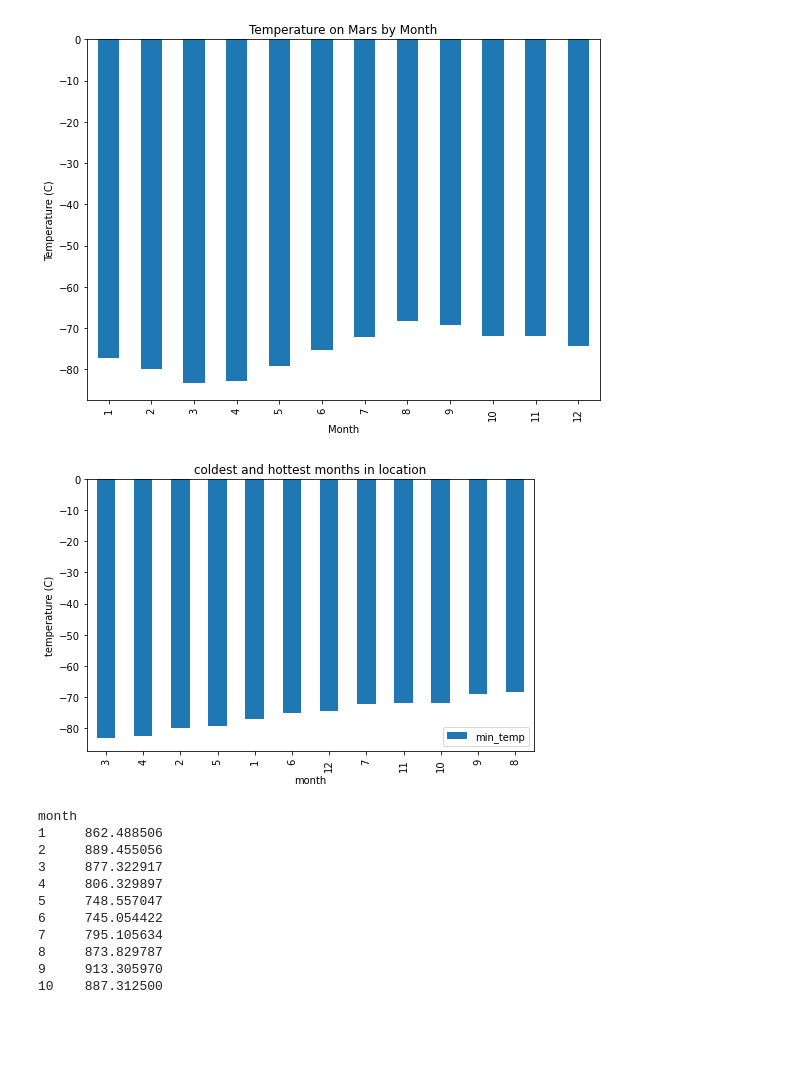
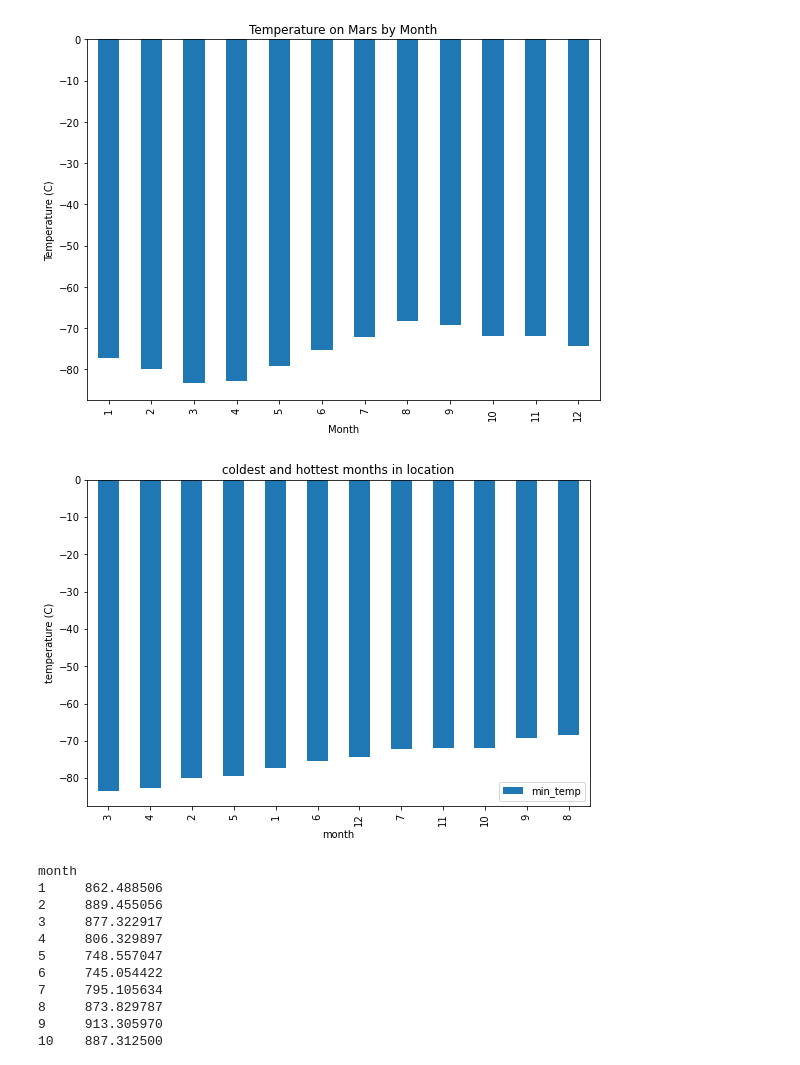
Before and after one commit to yosieph/HTML_challenge_11, a Jupyter notebook: Starter_Code/part_2_mars_weather.ipynb, the cells around one changed output. Drawn from its saved outputs; the diff is of its cells as text; code cells hidden in the pictures; blank space fills up the shorter version.

```diff
--- a/Starter_Code/part_2_mars_weather.ipynb
+++ b/Starter_Code/part_2_mars_weather.ipynb
@@ -230,13 +230,13 @@ plt.show()
 # %%
 # Identify the coldest and hottest months in Curiosity's location
 order_temp = av_low_temp.sort_values(by=['min_temp'],  ascending=True )
-order_temp.plot.bar(figsize = (8,5))
+order_temp.plot.bar(figsize = (9,6))
 plt.xlabel('month')
 plt.ylabel('temperature (C)')
 plt.title('coldest and hottest months in location')
 plt.savefig('cold_hottest_temp.png')
 # %% [output]
-[figure, old version]
+[figure, new version]
 # %%
 # 4. Average pressure by Martian month
 avg_pressure = df.groupby('month')['pressure'].mean()
```
